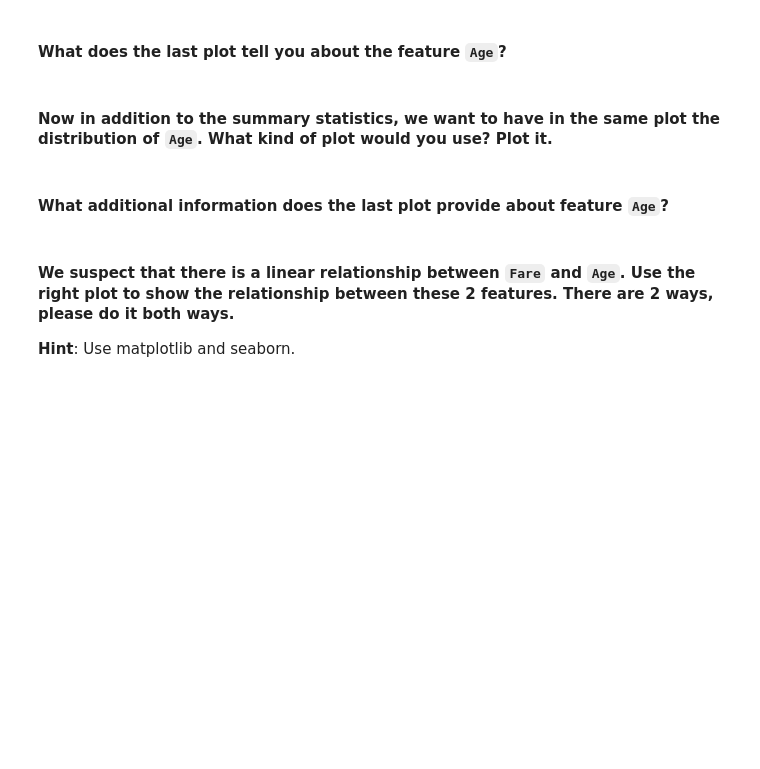
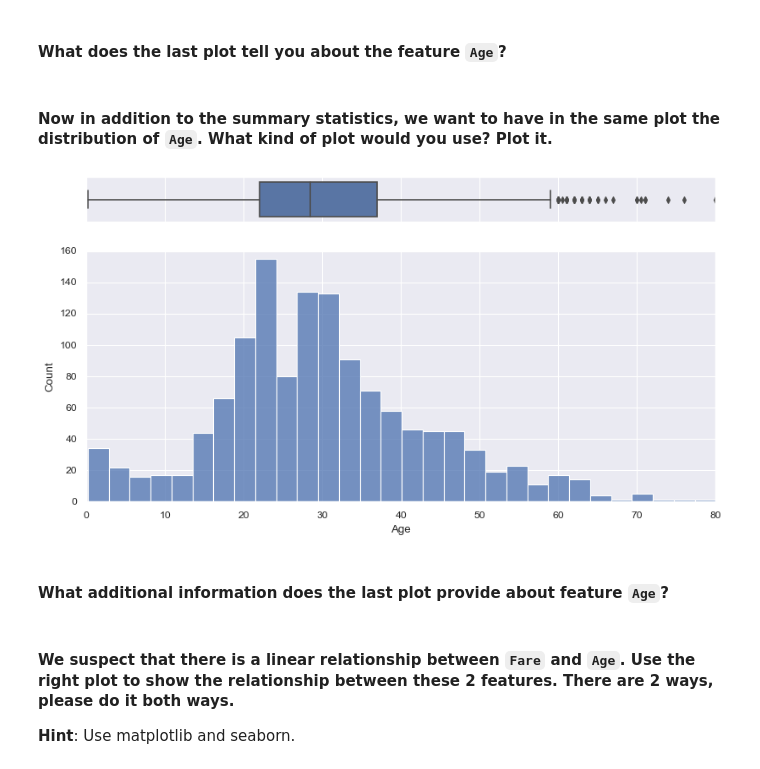
Before and after one commit to nb3110/lab-matplotlib-seaborn-blasi, a Jupyter notebook: your-code/main.ipynb, the cells around one changed output. Cells and saved outputs as stored; diff of their text form; code cells hidden in the pictures; blank space fills up the shorter version.

```diff
--- a/your-code/main.ipynb
+++ b/your-code/main.ipynb
@@ -246,3 +244,16 @@ sns.boxplot(x=titanic["Age"])
+# %%
+# creating a figure composed of two matplotlib.Axes objects (ax_box and ax_hist)
+f, (ax_box, ax_hist) = plt.subplots(2, sharex=True, gridspec_kw={"height_ratios": (.15, .85)})
+
+# assigning a graph to each ax
+sns.boxplot(x=titanic["Age"], ax=ax_box)
+sns.histplot(data=titanic, x="Age", ax=ax_hist)
+
+# Remove x axis name for the boxplot
+ax_box.set(xlabel='')
+plt.show()
+# %% [output]
+[figure, added]
 # %% [markdown]
 #### What additional information does the last plot provide about feature `Age`?
 # %%
```
Also changed, not shown: parts of 1 cell of this notebook.
